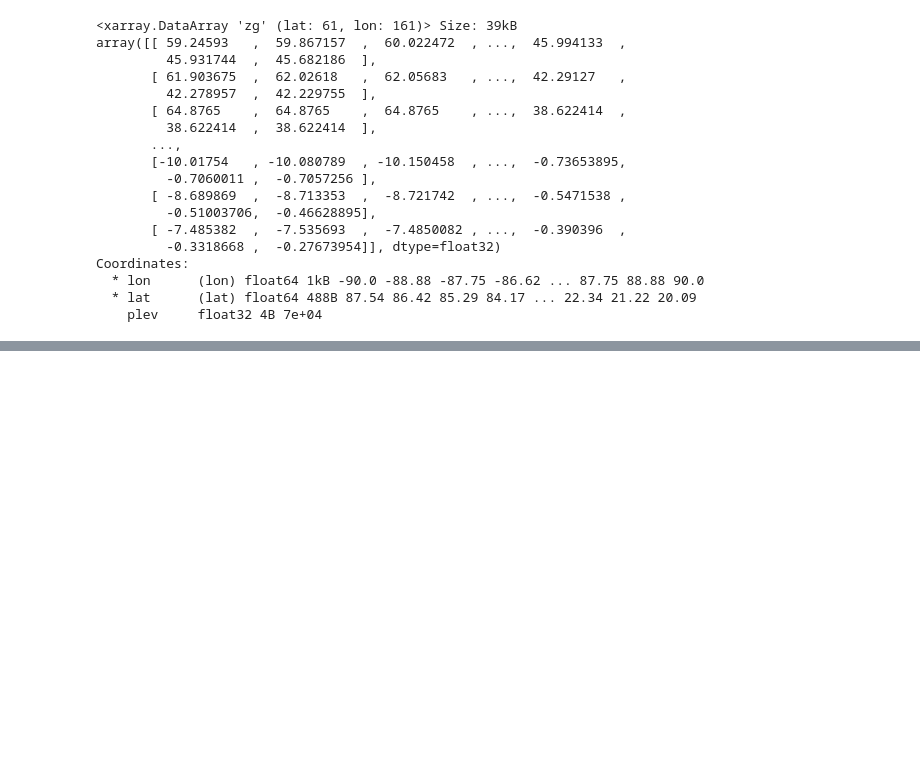
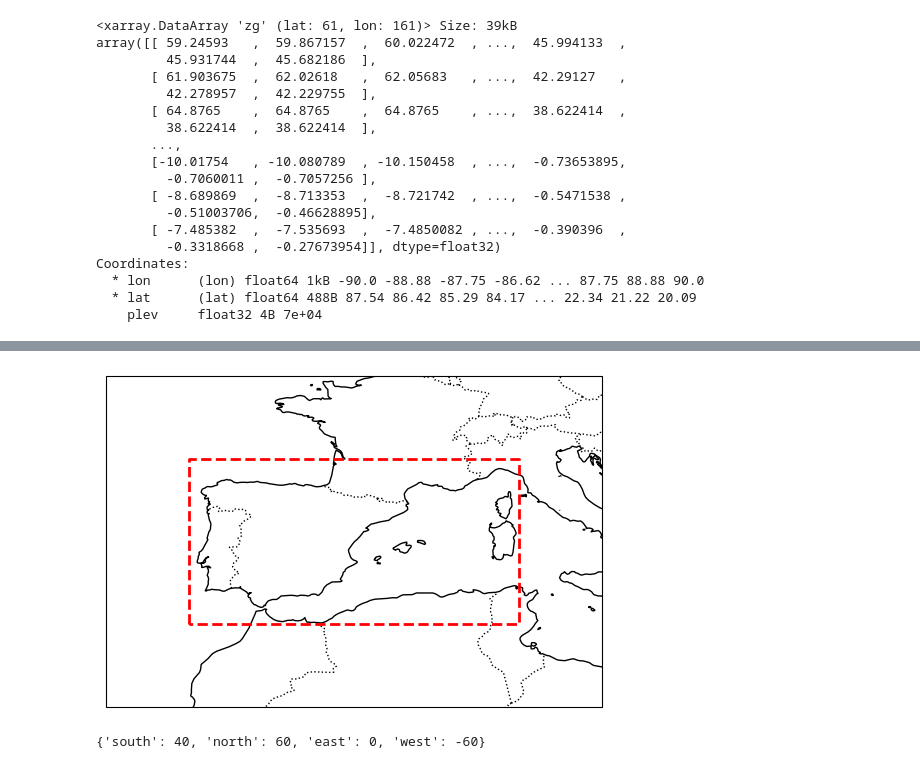
Before and after one commit to jobo95/MOAAP, a Jupyter notebook: Notebooks/playaround.ipynb, the cells around one changed output, grey strips where cells are left out. Cells and saved outputs as stored; diff of their text form; code cells hidden in the pictures; blank space fills up the shorter version.

```diff
--- a/Notebooks/playaround.ipynb
+++ b/Notebooks/playaround.ipynb
@@ -284,0 +331,48 @@ Coordinates:
+# %%
+import matplotlib.pyplot as plt
+import cartopy.crs as ccrs
+import cartopy.feature as cfeature
+
+def add_bounding_box(min_lon, max_lon, min_lat, max_lat):
+    """
+    Decorator to add a bounding box to an existing Cartopy plot.
+
+    Parameters:
+    - min_lon: Minimum longitude of the bounding box
+    - max_lon: Maximum longitude of the bounding box
+    - min_lat: Minimum latitude of the bounding box
+    - max_lat: Maximum latitude of the bounding box
+    """
+    def decorator(plot_func):
+        def wrapper(*args, **kwargs):
+            # Call the original plot function with additional bounding box arguments
+            ax = plot_func(*args, **kwargs)
+
+            # Add bounding box
+            if isinstance(ax, plt.Axes):
+                # Plotting the bounding box on the map
+                ax.plot([min_lon, min_lon, max_lon, max_lon, min_lon],
+                        [min_lat, max_lat, max_lat, min_lat, min_lat],
+                        transform=ccrs.PlateCarree(),
+                        color='red', linewidth=2, linestyle='--')
+                ax.set_extent([min_lon - 5, max_lon + 5, min_lat - 5, max_lat + 5], crs=ccrs.PlateCarree())
+            else:
+                raise ValueError("The decorated function must return a matplotlib Axes object.")
+
+            return ax
+        return wrapper
+    return decorator
+
+# Beispiel einer bestehenden Plot-Funktion
+@add_bounding_box(-10, 10, 35, 45)
+def plot_map(min_lon, max_lon, min_lat, max_lat):
+    fig, ax = plt.subplots(subplot_kw={'projection': ccrs.PlateCarree()})
+    ax.coastlines()
+    ax.add_feature(cfeature.BORDERS, linestyle=':')
+    return ax
+
+# Verwenden der dekorierten Funktion mit Bounding Box-Koordinaten
+plot_map(-20, 20, 30, 80)
+plt.show()
+# %% [output]
+[figure, added]
@@ -284,0 +381,4 @@ Coordinates:
+# %%
+Domains.NORTH_ATLANTIC.value.__dict__
+# %% [output]
+{'south': 40, 'north': 60, 'east': 0, 'west': -60}
```
Also changed, not shown: parts of 17 cells of this notebook, 14 other files.
